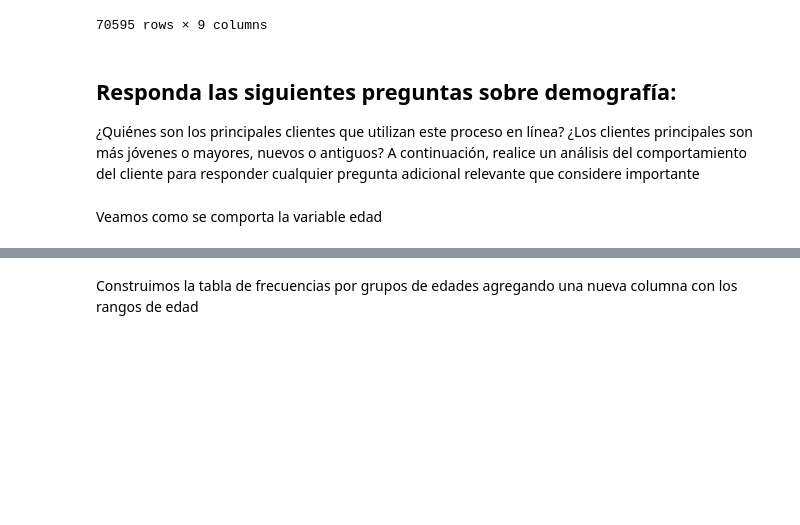
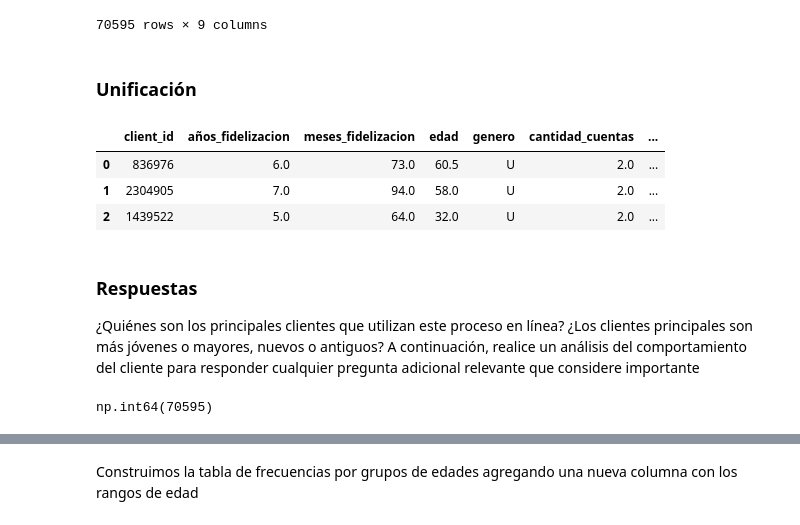
Before and after one commit to carmamenriosrodriguez/proyecto-5-, a Jupyter notebook: Proyecto.ipynb, the cells around one changed output, grey strips where cells are left out. Drawn from its saved outputs; the diff is of its cells as text; code cells hidden in the pictures; blank space fills up the shorter version.

```diff
--- a/Proyecto.ipynb
+++ b/Proyecto.ipynb
@@ -130,3 +139,5 @@ df_clean
 | 70607 | 1573142 | 21.0 | 255.0 | 68.0 | M | 3.0 | 475114.69 | 4.0 | ... |
 | 70608 | 5602139 | 21.0 | 254.0 | 59.5 | F | 3.0 | 157498.73 | 7.0 | ... |
 70595 rows × 9 columns
+# %% [markdown]
+### Unificación
@@ -133,8 +156,17 @@ df_clean
+# %%
+## Comprobamos los cambios
+df_perfiles.head(3)
+# %% [output]
+|  | client_id | años_fidelizacion | meses_fidelizacion | edad | genero | cantidad_cuentas | ... |
+| 0 | 836976 | 6.0 | 73.0 | 60.5 | U | 2.0 | ... |
+| 1 | 2304905 | 7.0 | 94.0 | 58.0 | U | 2.0 | ... |
+| 2 | 1439522 | 5.0 | 64.0 | 32.0 | U | 2.0 | ... |
 # %% [markdown]
-## Responda las siguientes preguntas sobre demografía:
+### Respuestas
 
-¿Quiénes son los principales clientes que utilizan este proceso en línea?
-¿Los clientes principales son más jóvenes o mayores, nuevos o antiguos?
+¿Quiénes son los principales clientes que utilizan este proceso en línea? ¿Los clientes principales son más jóvenes o mayores, nuevos o antiguos?
 A continuación, realice un análisis del comportamiento del cliente para responder cualquier pregunta adicional relevante que considere importante
-# %% [markdown]
-Veamos como se comporta la variable edad
+# %%
+df_perfiles['client_id'].count()
+# %% [output]
+np.int64(70595)
```
Also changed, not shown: parts of 31 cells of this notebook.
